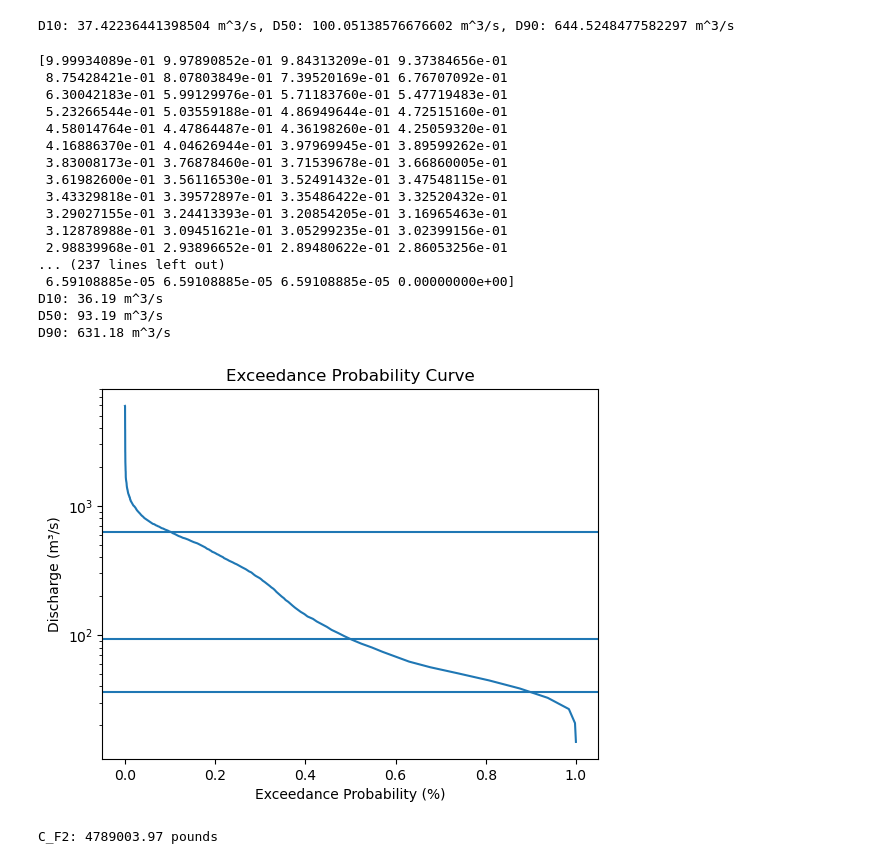
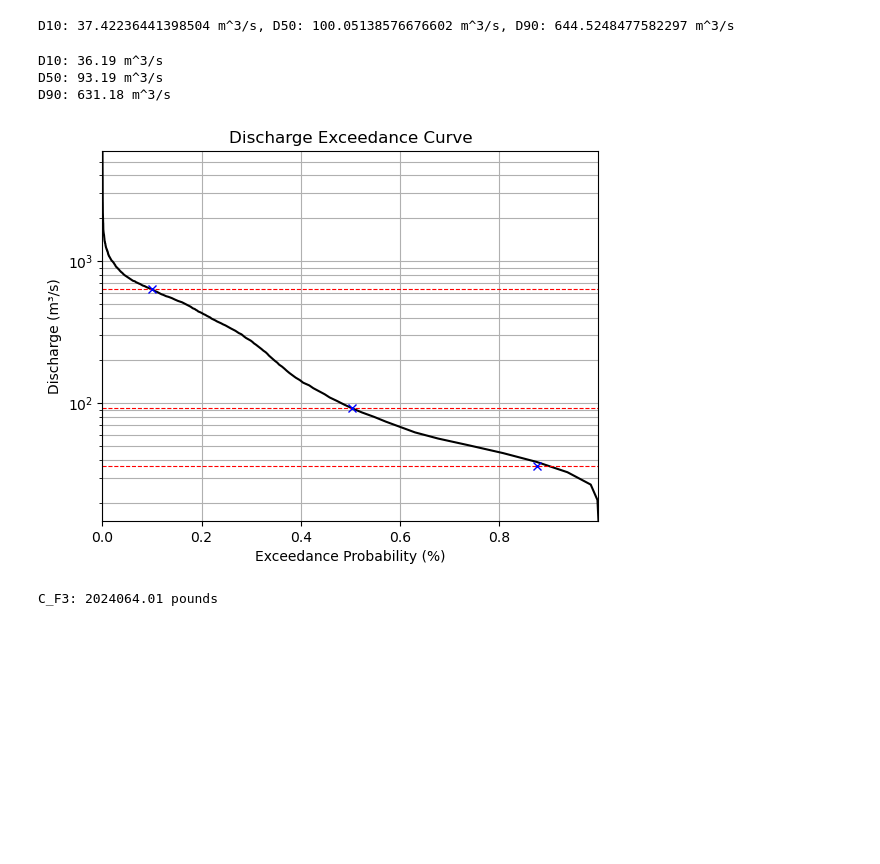
Before and after one commit to maxblw/CIEM4301_dam_design, a Jupyter notebook: Discharge/percentiles.ipynb, the cells around one changed output. Cells and saved outputs as stored; diff of their text form; code cells hidden in the pictures; blank space fills up the shorter version.

```diff
--- a/Discharge/percentiles.ipynb
+++ b/Discharge/percentiles.ipynb
@@ -52,47 +52,39 @@ D10: 37.42236441398504 m^3/s, D50: 100.05138576676602 m^3/s, D90: 644.5248477582
 # %%
 # Load time series
 discharge = df['Discharge'].values
 discharge = discharge[discharge > 0]
 values = np.linspace(discharge.min(), discharge.max(), 1000)
 exceedance = np.array([len(discharge[discharge > v]) for v in values]) / len(discharge)
-print(exceedance)
-plt.plot(exceedance, values)
+plt.plot(exceedance, values, color = 'black')
 plt.ylabel('Discharge (m³/s)')
 plt.xlabel('Exceedance Probability (%)')
-plt.title('Exceedance Probability Curve')
+plt.title('Discharge Exceedance Curve')
 plt.yscale('log')
 
 d10 = np.percentile(discharge, 10)
 d50 = np.percentile(discharge, 50)
 d90 = np.percentile(discharge, 90)
 
-plt.axhline(d10)
-plt.axhline(d50)
-plt.axhline(d90)
+plt.grid(True, which="both")
+plt.xlim(exceedance.min(), exceedance.max())
+plt.ylim(values.min(), values.max())
+plt.axhline(d10, linestyle='--', lw=0.8, color='r')
+plt.axhline(d50, linestyle='--', lw=0.8, color='r')
+plt.axhline(d90, linestyle='--', lw=0.8, color='r')
+
+plt.plot(exceedance[np.argmin(np.abs(values - d10))], d10, 'bx')
+plt.plot(exceedance[np.argmin(np.abs(values - d50))], d50, 'bx')
+plt.plot(exceedance[np.argmin(np.abs(values - d90))], d90, 'bx')
 
 for d in [d10, d50, d90]:
     print(f'D{int(100 - (len(discharge[discharge > d]) / len(discharge) * 100))}: {d:.2f} m^3/s')
 # %% [output]
-[9.99934089e-01 9.97890852e-01 9.84313209e-01 9.37384656e-01
- 8.75428421e-01 8.07803849e-01 7.39520169e-01 6.76707092e-01
- 6.30042183e-01 5.99129976e-01 5.71183760e-01 5.47719483e-01
- 5.23266544e-01 5.03559188e-01 4.86949644e-01 4.72515160e-01
- 4.58014764e-01 4.47864487e-01 4.36198260e-01 4.25059320e-01
- 4.16886370e-01 4.04626944e-01 3.97969945e-01 3.89599262e-01
- 3.83008173e-01 3.76878460e-01 3.71539678e-01 3.66860005e-01
- 3.61982600e-01 3.56116530e-01 3.52491432e-01 3.47548115e-01
- 3.43329818e-01 3.39572897e-01 3.35486422e-01 3.32520432e-01
- 3.29027155e-01 3.24413393e-01 3.20854205e-01 3.16965463e-01
- 3.12878988e-01 3.09451621e-01 3.05299235e-01 3.02399156e-01
- 2.98839968e-01 2.93896652e-01 2.89480622e-01 2.86053256e-01
-... (237 lines left out)
- 6.59108885e-05 6.59108885e-05 6.59108885e-05 0.00000000e+00]
 D10: 36.19 m^3/s
 D50: 93.19 m^3/s
 D90: 631.18 m^3/s
-[figure, old version]
+[figure, new version]
 # %%
-n = 10
+n = 1
 Q = d50 / n
 H = 175
 if Q < 10:
@@ -102,4 +94,4 @@ elif 10 <= Q < 100:
     C_F3 = 50000 * (Q * H**0.5)**0.52 * n
     print(f'C_F3: {C_F3:.2f} pounds')
 # %% [output]
-C_F2: 4789003.97 pounds
+C_F3: 2024064.01 pounds
```
Also changed, not shown: 3 other files.
